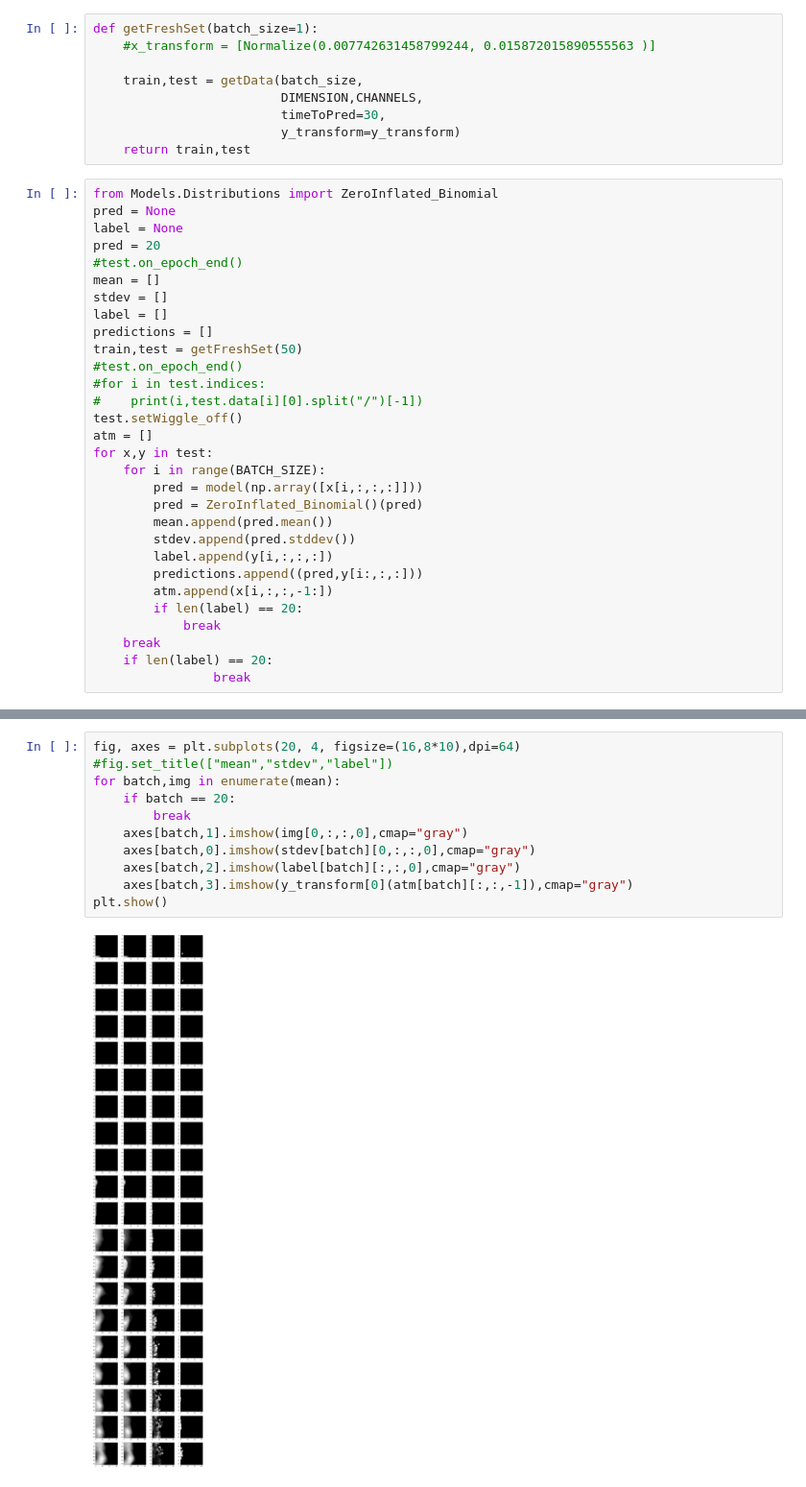
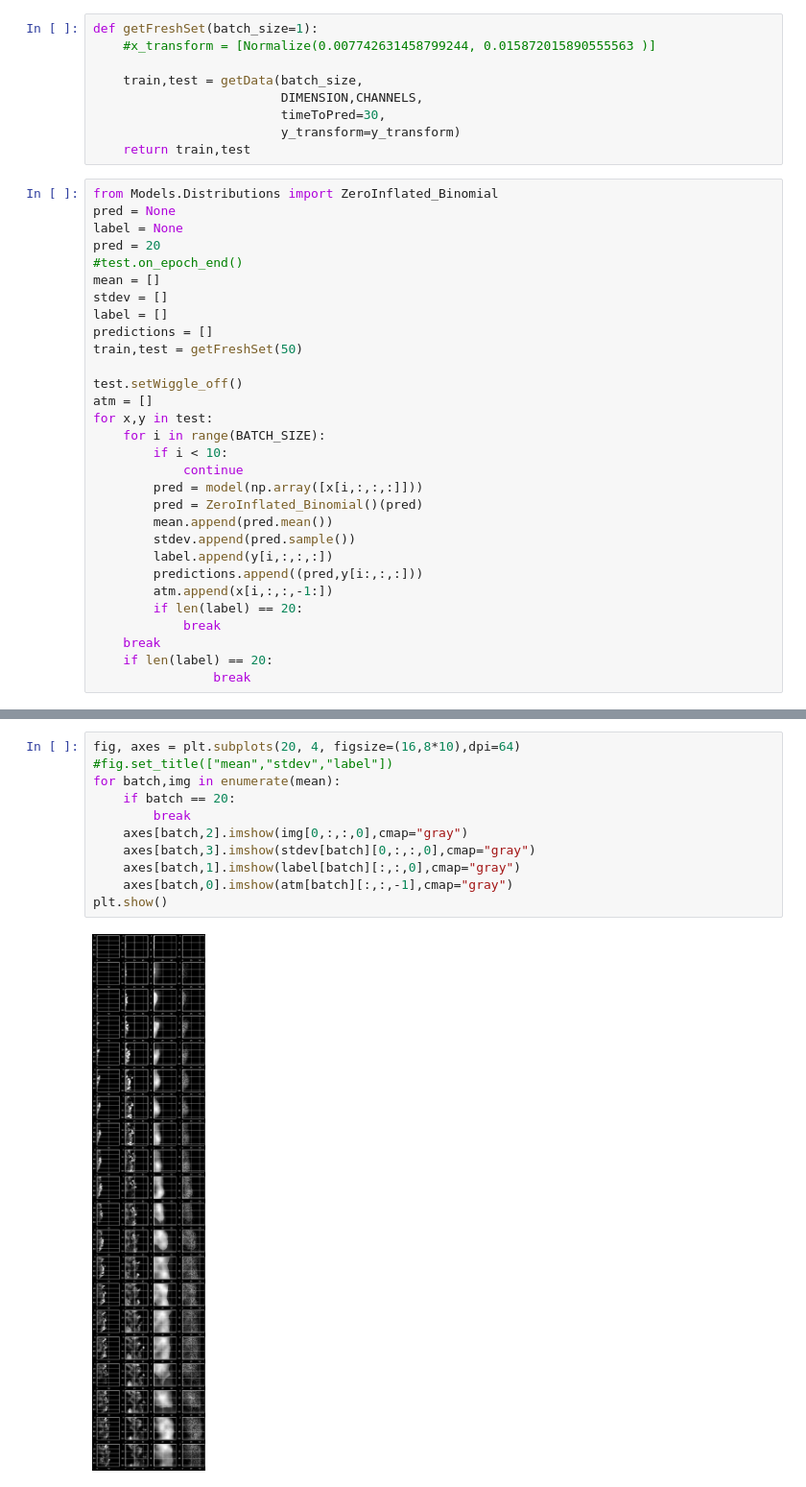
Before and after one commit to sichrist/DeepRain2, a Jupyter notebook: DeepRain_clean/ 30min_zeroInf_negative_Binomial_eval.ipynb, the cells around one changed output, grey strips where cells are left out. Shown at 96% size. Drawn from its saved outputs; the diff is of its cells as text.

```diff
--- a/DeepRain_clean/ 30min_zeroInf_negative_Binomial_eval.ipynb
+++ b/DeepRain_clean/ 30min_zeroInf_negative_Binomial_eval.ipynb
@@ -76,17 +76,17 @@ stdev = []
 label = []
 predictions = []
 train,test = getFreshSet(50)
-#test.on_epoch_end()
-#for i in test.indices:
-#    print(i,test.data[i][0].split("/")[-1])
+
 test.setWiggle_off()
 atm = []
 for x,y in test:
     for i in range(BATCH_SIZE):
+        if i < 10:
+            continue
         pred = model(np.array([x[i,:,:,:]]))
         pred = ZeroInflated_Binomial()(pred)
         mean.append(pred.mean())
-        stdev.append(pred.stddev())
+        stdev.append(pred.sample())
         label.append(y[i,:,:,:])
         predictions.append((pred,y[i:,:,:]))
         atm.append(x[i,:,:,-1:])
@@ -116,15 +98,15 @@ for x,y in test:
 # %%
 fig, axes = plt.subplots(20, 4, figsize=(16,8*10),dpi=64)
 #fig.set_title(["mean","stdev","label"])
 for batch,img in enumerate(mean):
     if batch == 20:
         break
-    axes[batch,1].imshow(img[0,:,:,0],cmap="gray")
-    axes[batch,0].imshow(stdev[batch][0,:,:,0],cmap="gray")
-    axes[batch,2].imshow(label[batch][:,:,0],cmap="gray")
-    axes[batch,3].imshow(y_transform[0](atm[batch][:,:,-1]),cmap="gray")
+    axes[batch,2].imshow(img[0,:,:,0],cmap="gray")
+    axes[batch,3].imshow(stdev[batch][0,:,:,0],cmap="gray")
+    axes[batch,1].imshow(label[batch][:,:,0],cmap="gray")
+    axes[batch,0].imshow(atm[batch][:,:,-1],cmap="gray")
 plt.show()
 # %% [output]
-[figure, old version]
+[figure, new version]
 # %%
 train,test =  getFreshSet(batch_size=100)
```
Also changed, not shown: parts of 12 cells of this notebook, 6 other files.
